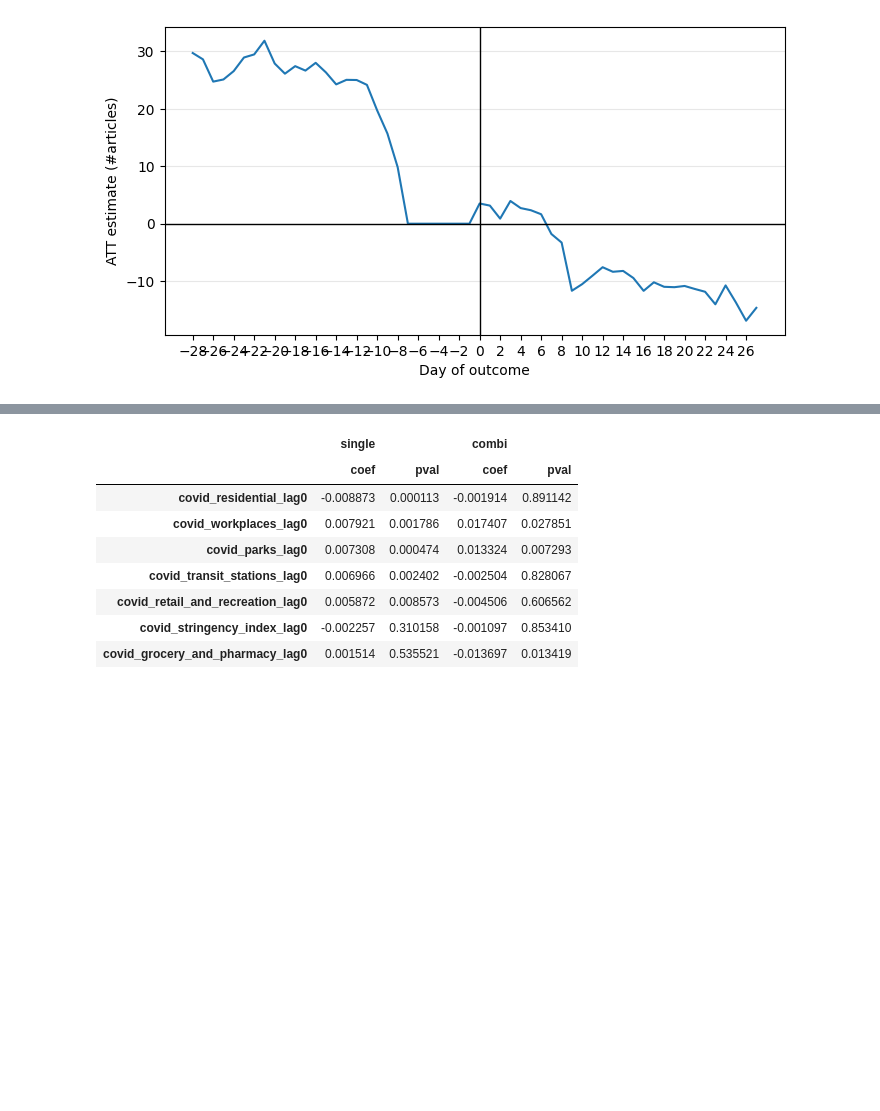
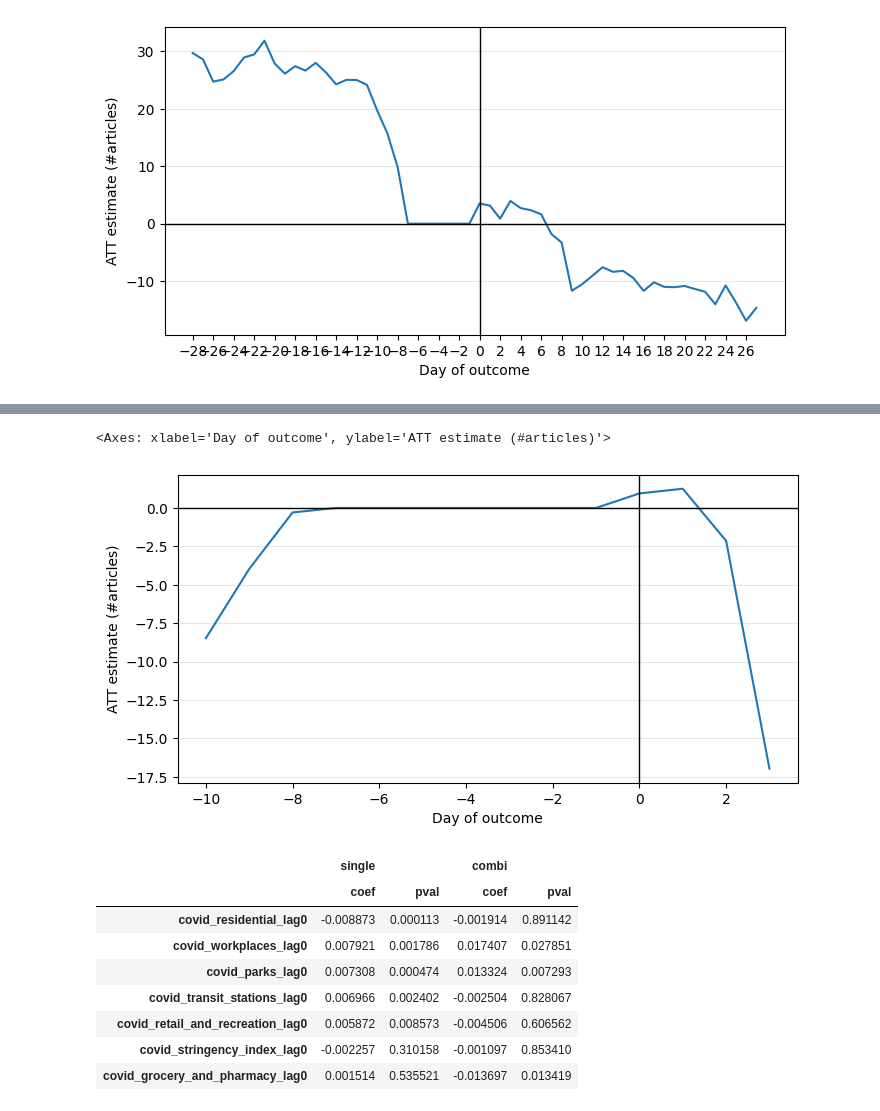
Before and after one commit to davidpomerenke/protest-impact, a Jupyter notebook: notebooks/instrumental_variable.ipynb, the cells around one changed output, grey strips where cells are left out. Cells and saved outputs as stored; diff of their text form; code cells hidden in the pictures; blank space fills up the shorter version.

Commit message:
IV deseason

```diff
--- a/notebooks/instrumental_variable.ipynb
+++ b/notebooks/instrumental_variable.ipynb
@@ -131,3 +153,23 @@ plot_impact_ts(results, "occ_protest", "media_combined_protest", ci=False)
+# %%
+from src.models.time_series import instrumental_variable_liml
+from src.visualization.impacts import plot_impact_ts
+
+results = instrumental_variable_liml(
+    target="media_combined_protest",
+    treatment="occ_protest",
+    instruments="pc_weather_deseasoned",
+    instruments_=["pca_0", "pca_2"],
+    lags=range(-7, 1),
+    ignore_group=True,
+    ignore_medium=True,
+    steps=range(-10, 4),
+    n_jobs=1,
+)
+# display(results)
+plot_impact_ts(results, "occ_protest", "media_combined_protest", ci=False)
+# %% [output]
+<Axes: xlabel='Day of outcome', ylabel='ATT estimate (#articles)'>
+[figure, added]
 # %%
 get_coefficients("covid_")
 # %% [output]
```
Also changed, not shown: parts of 4 cells of this notebook, 1 other file.
